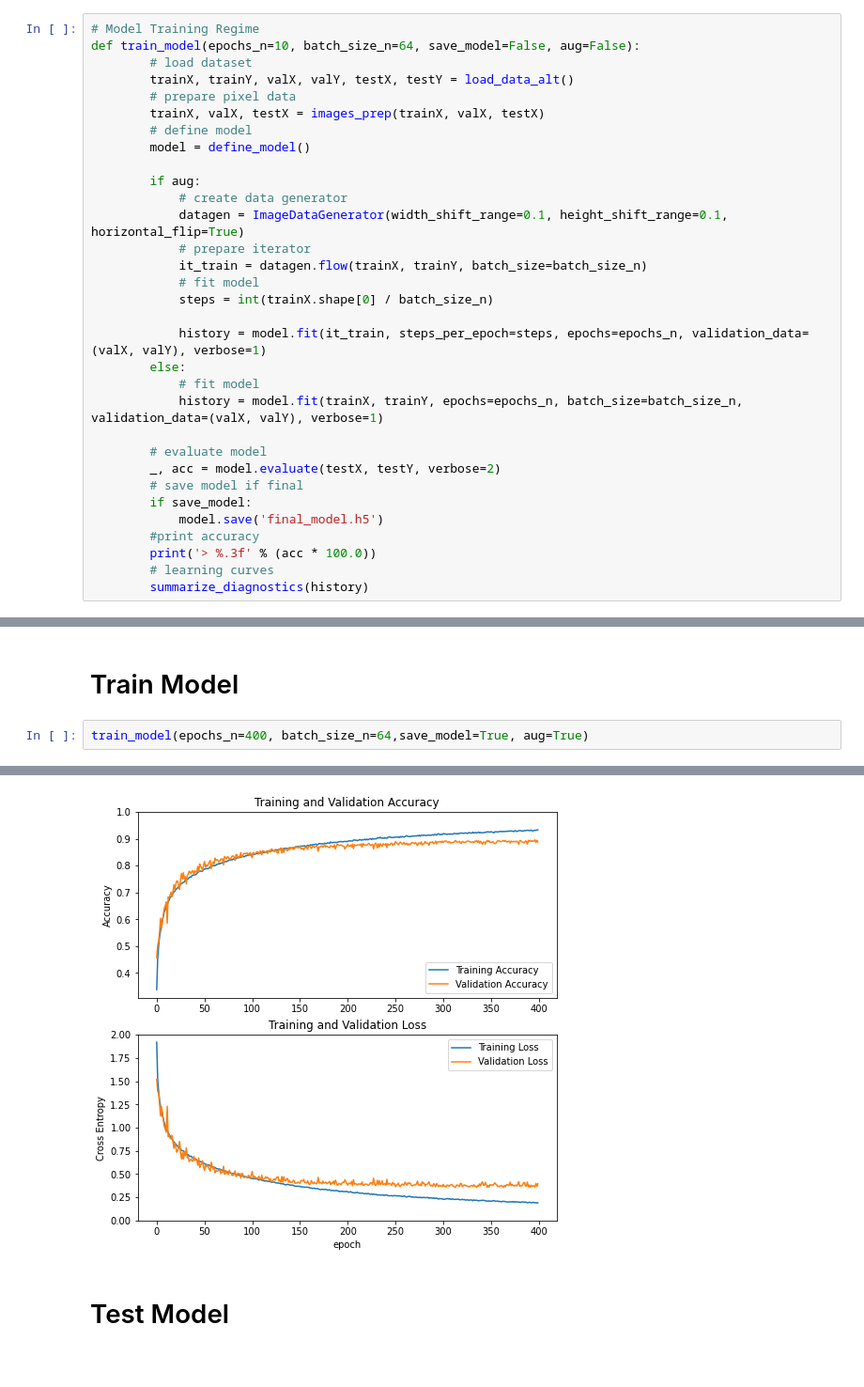
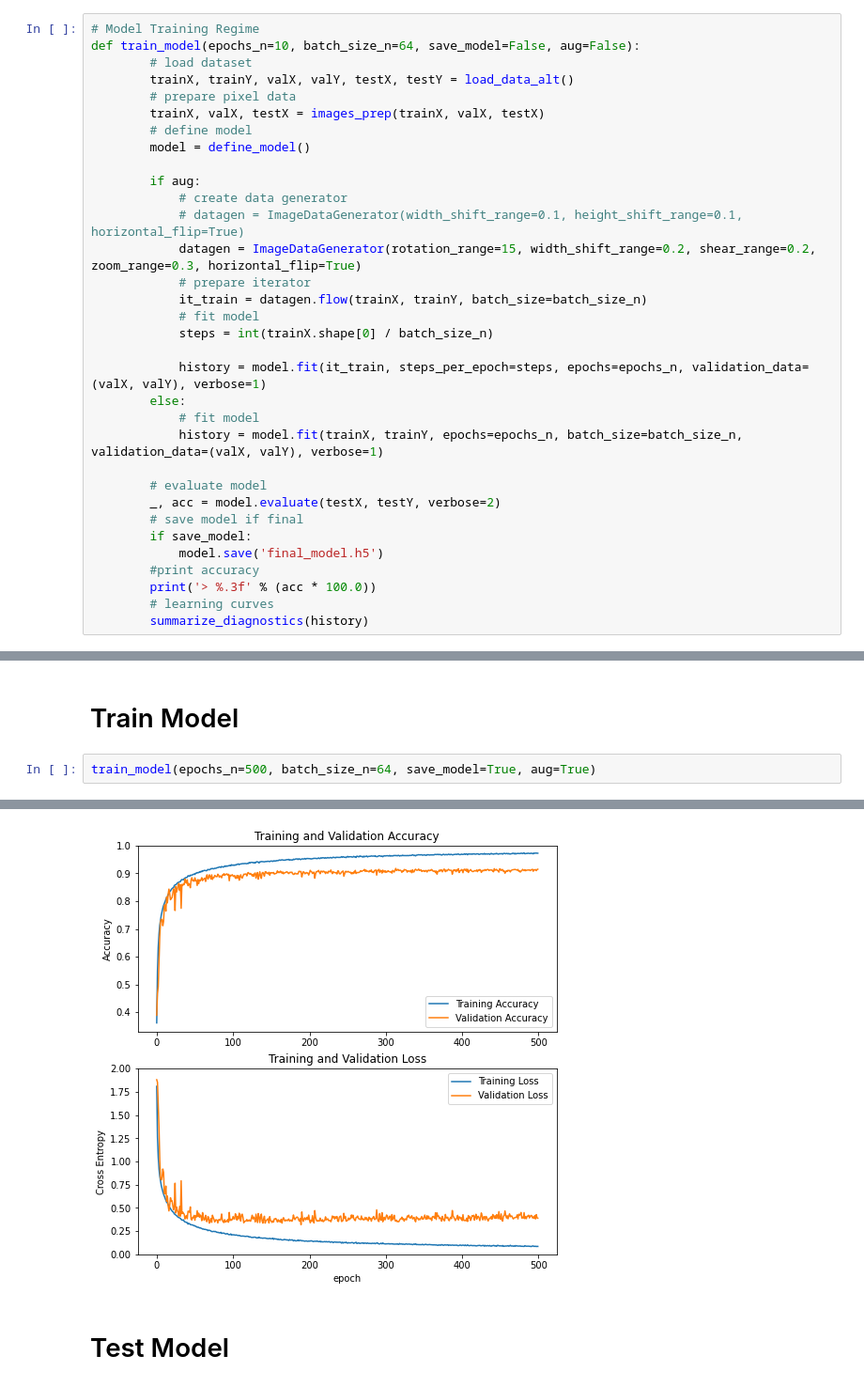
Before and after one commit to andylynchul/CE6003, a Jupyter notebook: Week 2/CE6003_20208189__Etivity_assignment2.ipynb, the cells around one changed output, grey strips where cells are left out. Shown: that part at 94% size. Cells and saved outputs as stored; diff of their text form.

```diff
--- a/Week 2/CE6003_20208189__Etivity_assignment2.ipynb
+++ b/Week 2/CE6003_20208189__Etivity_assignment2.ipynb
@@ -250,7 +308,8 @@ def train_model(epochs_n=10, batch_size_n=64, save_model=False, aug=False):
 
 		if aug:
 			# create data generator
-			datagen = ImageDataGenerator(width_shift_range=0.1, height_shift_range=0.1, horizontal_flip=True)
+			# datagen = ImageDataGenerator(width_shift_range=0.1, height_shift_range=0.1, horizontal_flip=True)
+	 		datagen = ImageDataGenerator(rotation_range=15, width_shift_range=0.2, shear_range=0.2, zoom_range=0.3, horizontal_flip=True)
 			# prepare iterator
 			it_train = datagen.flow(trainX, trainY, batch_size=batch_size_n)
 			# fit model
@@ -343,5 +402,5 @@ def classify_image(model):
 # %% [markdown]
 # Train Model
 # %%
-train_model(epochs_n=400, batch_size_n=64,save_model=True, aug=True)
+train_model(epochs_n=500, batch_size_n=64, save_model=True, aug=True)
 # %% [output]
@@ -364,4 +423,4 @@ Epoch 5/400
 dict_keys(['loss', 'accuracy', 'val_loss', 'val_accuracy'])
-[figure, old version]
+[figure, new version]
 # %% [markdown]
 # Test Model
```
Also changed, not shown: parts of 5 cells of this notebook.
